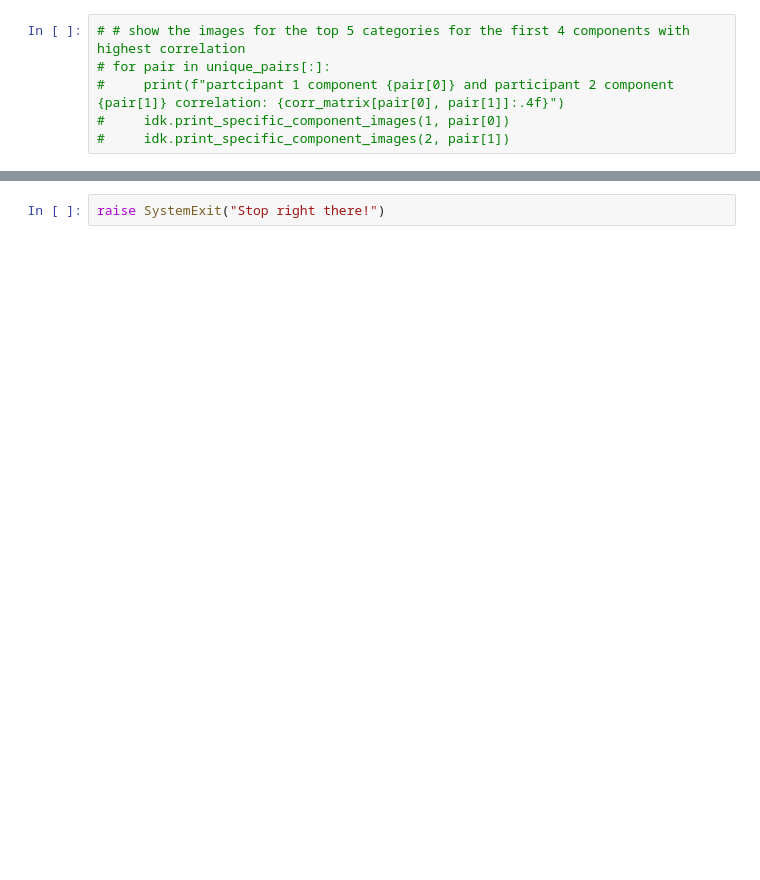
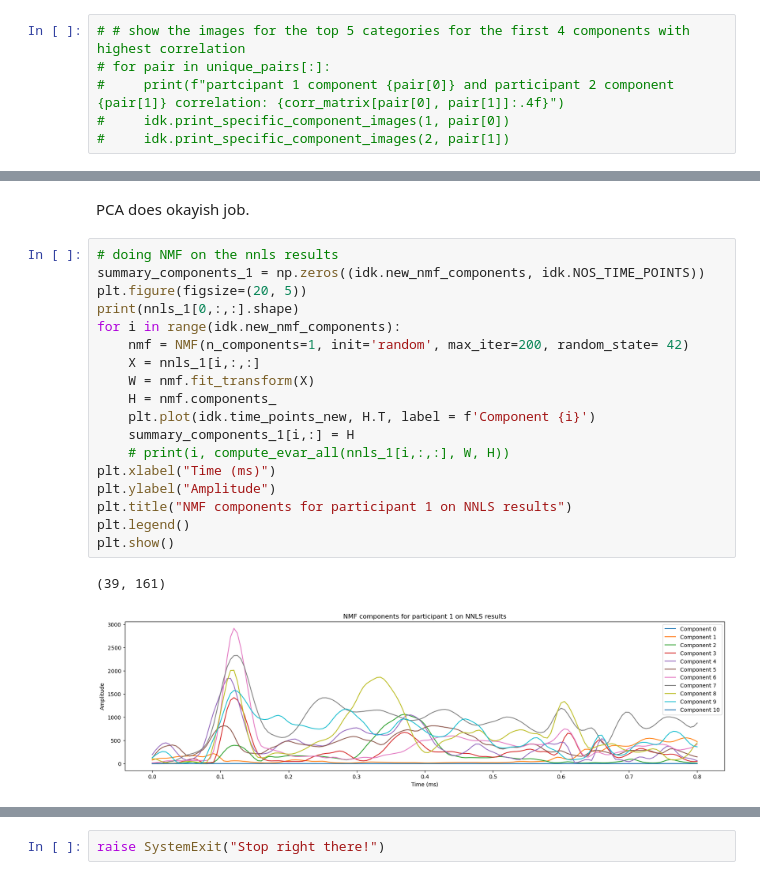
Before and after one commit to AtharvSuryawanshi/Neural-Representations-using-Things-Database, a Jupyter notebook: notebooks/NMF_meg8.ipynb, the cells around one changed output, grey strips where cells are left out. Saved outputs shown, nothing was run; the diff lists cells and outputs as text; blank space fills up the shorter version.

```diff
--- a/notebooks/NMF_meg8.ipynb
+++ b/notebooks/NMF_meg8.ipynb
@@ -649,0 +808,23 @@ plt.show()
+# %% [markdown]
+PCA does okayish job.
+# %%
+# doing NMF on the nnls results
+summary_components_1 = np.zeros((idk.new_nmf_components, idk.NOS_TIME_POINTS))
+plt.figure(figsize=(20, 5))
+print(nnls_1[0,:,:].shape)
+for i in range(idk.new_nmf_components):
+    nmf = NMF(n_components=1, init='random', max_iter=200, random_state= 42)
+    X = nnls_1[i,:,:]
+    W = nmf.fit_transform(X)
+    H = nmf.components_
+    plt.plot(idk.time_points_new, H.T, label = f'Component {i}')
+    summary_components_1[i,:] = H
+    # print(i, compute_evar_all(nnls_1[i,:,:], W, H))
+plt.xlabel("Time (ms)")
+plt.ylabel("Amplitude")
+plt.title("NMF components for participant 1 on NNLS results")
+plt.legend()
+plt.show()
+# %% [output]
+(39, 161)
+[figure, added]
```
Also changed, not shown: parts of 28 cells of this notebook, 1 other file.
